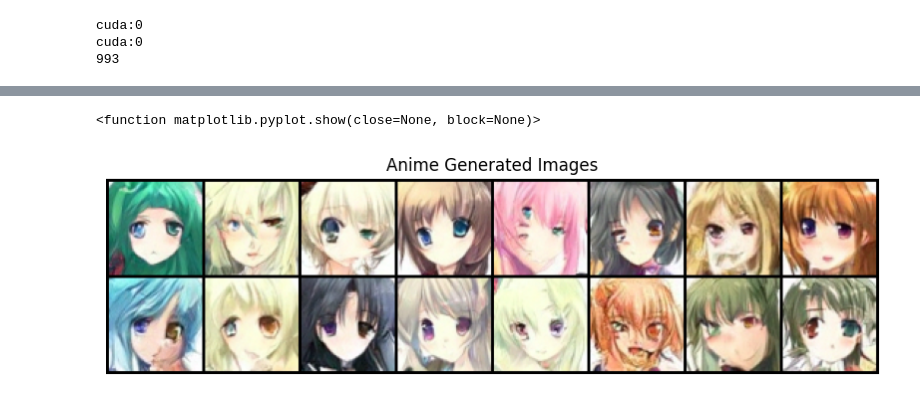
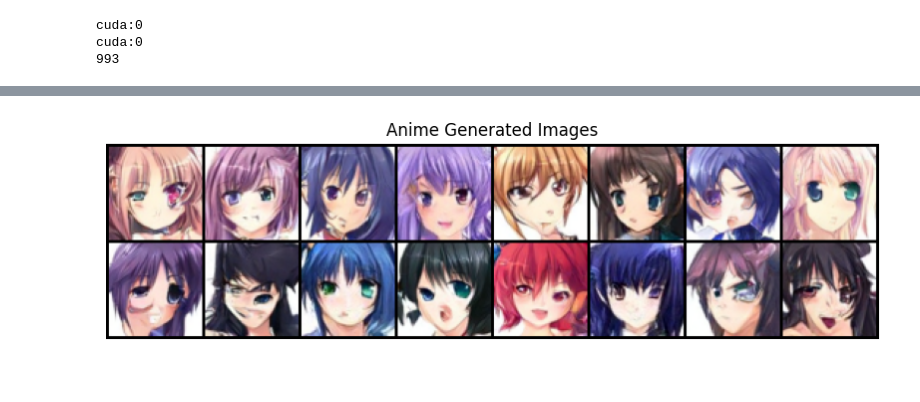
Before and after one commit to adityachaubeycode/Anime_face_generator, a Jupyter notebook: Anime_face_generator.ipynb, the cells around one changed output, grey strips where cells are left out. Drawn from its saved outputs; the diff is of its cells as text; code cells hidden in the pictures.

```diff
--- a/Anime_face_generator.ipynb
+++ b/Anime_face_generator.ipynb
@@ -286,7 +286,7 @@ def optimizer_to_device(optimizer:torch.optim.Optimizer, device:torch.device):
 # %%
 #loading checkpiont
 
-checkpoint = torch.load('/kaggle/input/models/adityachaubeycode/ddpmv2/pytorch/default/1/best_checkpoint2.pth', map_location=device)
+checkpoint = torch.load('/kaggle/input/models/adityachaubeycode/ddpm3/pytorch/default/1/best_checkpoint3.pth', map_location=device)
 print(checkpoint.keys())
 print(checkpoint['epoch'])
 print(checkpoint['loss'])
@@ -335,11 +370,14 @@ cuda:0
 from torch.cuda.amp import GradScaler, autocast
 
 scaler = torch.amp.GradScaler('cuda')
-epochs = 10
+epochs = 5
 start_epoch = checkpoint['epoch'] +1
 best_loss = checkpoint['loss']
 loss_history=[]
 start_time = timer()
+
+ema = EMA(model, decay=0.9999)
+ema.register()
 
 for epoch in tqdm(range(start_epoch, start_epoch + epochs)):
     print(f'{epoch+1}/{epochs}\n-----')
@@ -359,6 +397,7 @@ for epoch in tqdm(range(start_epoch, start_epoch + epochs)):
 
         scaler.scale(loss).backward()
         scaler.step(optimizer)
+        ema.update()
         scaler.update()
         optimizer.zero_grad()
         train_loss += loss.item()
@@ -373,6 +412,7 @@ for epoch in tqdm(range(start_epoch, start_epoch + epochs)):
             'epoch':epoch+1,
             'model_state_dict':model.state_dict(),
             'optimizer_state_dict':optimizer.state_dict(),
+            'ema_shadow':ema.shadow,
             'loss':best_loss,
         }, '/kaggle/working/best_checkpoint3.pth')
         print(f' Model saved at epoch :{epoch} | Current best loss:{best_loss:.4f}')
@@ -422,18 +461,18 @@ def sample(model , image_size, batch_size=16, colour_channels=3):
     return img
 # %%
 #Images generated by the model
-
+ema.apply_shadow()
 generate = sample(model , image_size=64, batch_size=16)
+ema.restore()
 generate = (generate.clamp(-1,1) +1)/2
 
 plt.figure(figsize=(10,10))
 plt.axis('off')
 plt.title('Anime Generated Images')
 plt.imshow(np.transpose(vutils.make_grid(generate.cpu(), padding=2, normalize=True).numpy(), (1,2,0)))
-plt.show
+plt.show()
 # %% [output]
-<function matplotlib.pyplot.show(close=None, block=None)>
-[figure, old version]
+[figure, new version]
 # %%
 plt.figure(figsize=(10,5))
 plt.title('Loss')
```
Also changed, not shown: parts of 6 cells of this notebook.
